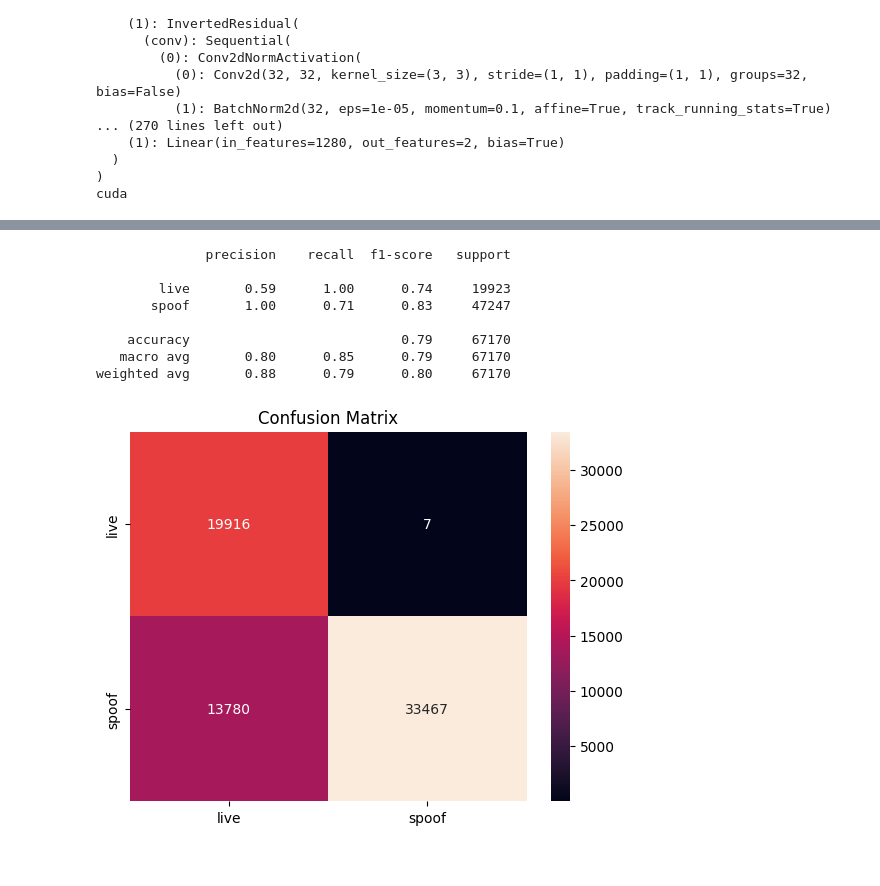
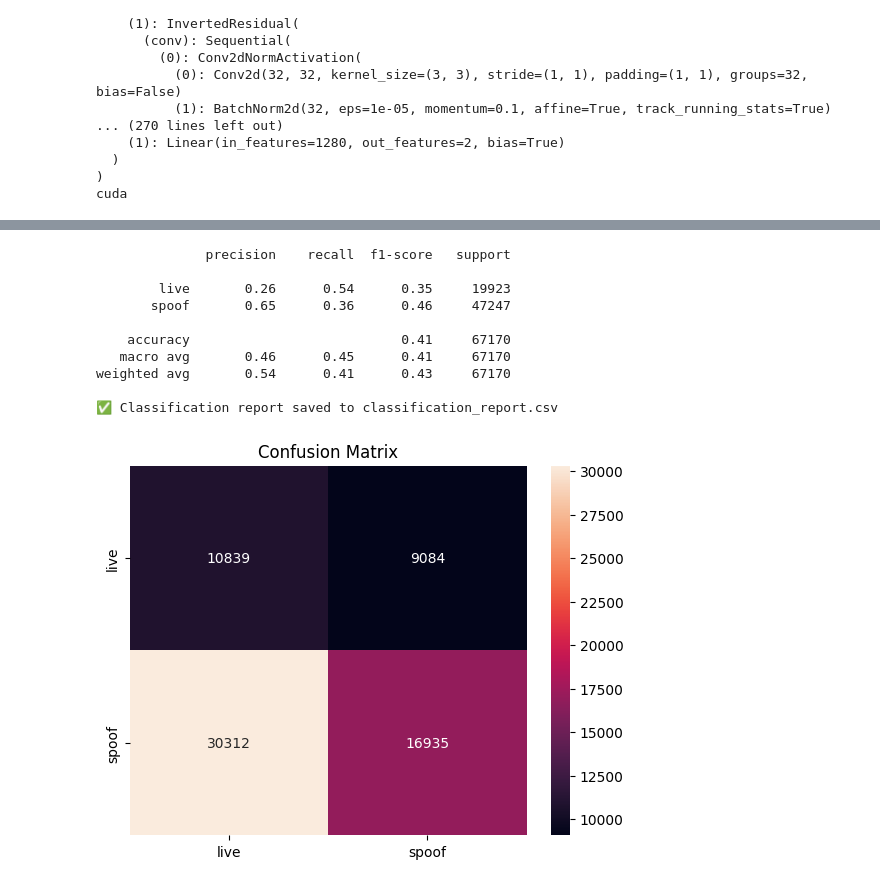
Before and after one commit to Vinaym416/AI-Liveness_models, a Jupyter notebook: face.ipynb, the cells around one changed output, grey strips where cells are left out. Saved outputs shown, nothing was run; the diff lists cells and outputs as text; code cells hidden in the pictures.

```diff
--- a/face.ipynb
+++ b/face.ipynb
@@ -51,6 +51,9 @@ else:
 # 🔹 Define transforms
 transform = transforms.Compose([
     transforms.Resize((224, 224)),
+    transforms.RandomHorizontalFlip(),
+    transforms.RandomRotation(10),
+    transforms.ColorJitter(brightness=0.2, contrast=0.2, saturation=0.2),
     transforms.ToTensor(),
     transforms.Normalize([0.5], [0.5])
 ])
@@ -175,7 +183,7 @@ os.environ["CUDA_LAUNCH_BLOCKING"] = "1"
 from tqdm import tqdm
 from torch.amp import GradScaler, autocast
 
-def train_model(model, criterion, optimizer, train_loader, test_loader, scheduler=None, num_epochs=10, patience=5, checkpoint_path="face_2.pth", resume=False):
+def train_model(model, criterion, optimizer, train_loader, test_loader, scheduler=None, num_epochs=10, patience=5, checkpoint_path="face_4.pth", resume=False):
     device = torch.device("cuda" if torch.cuda.is_available() else "cpu")
     model.to(device)
 
@@ -189,10 +197,15 @@ def train_model(model, criterion, optimizer, train_loader, test_loader, schedule
         checkpoint = torch.load(checkpoint_path)
         model.load_state_dict(checkpoint["model_state"])
         optimizer.load_state_dict(checkpoint["optimizer_state"])
+        if scheduler and checkpoint["scheduler_state"]:
+            scheduler.load_state_dict(checkpoint["scheduler_state"])
         best_acc = checkpoint["best_acc"]
-        print(f"🔄 Resumed from checkpoint with best acc: {best_acc:.4f}")
+        start_epoch = checkpoint["epoch"] + 1
+    else:
+        start_epoch = 0
+    print(f"🔄 Resumed from checkpoint with best acc: {best_acc:.4f}")
 
-    for epoch in range(num_epochs):
+    for epoch in range(start_epoch, num_epochs):
         print(f"\nEpoch {epoch+1}/{num_epochs}")
         print("-" * 30)
 
@@ -260,8 +273,10 @@ def train_model(model, criterion, optimizer, train_loader, test_loader, schedule
             best_acc = val_acc
             patience_counter = 0
             torch.save({
+                "epoch": epoch,
                 "model_state": model.state_dict(),
                 "optimizer_state": optimizer.state_dict(),
+                "scheduler_state": scheduler.state_dict() if scheduler else None,
                 "best_acc": best_acc
             }, checkpoint_path)
             print("✅ Model improved and checkpoint saved.")
@@ -276,6 +291,6 @@ def train_model(model, criterion, optimizer, train_loader, test_loader, schedule
 model, history = train_model(
     model, criterion, optimizer,
     train_loader, test_loader,
-    scheduler, num_epochs=10, patience=5
+    scheduler, num_epochs=20, patience=8
 )
 # %% [output]
@@ -316,31 +385,40 @@ plt.show()
 # %%
+
 from sklearn.metrics import classification_report, confusion_matrix
 import seaborn as sns
 
 y_true, y_pred = [], []
 
 model.eval()
 with torch.no_grad():
     for inputs, labels in test_loader:
         inputs, labels = inputs.to(device), labels.to(device)
         outputs = model(inputs)
         _, preds = torch.max(outputs, 1)
         y_true.extend(labels.cpu().numpy())
         y_pred.extend(preds.cpu().numpy())
 
 print(classification_report(y_true, y_pred, target_names=classes))
 
+save_path = "classification_report.csv"
+with open(save_path, "w") as f:
+    f.write(classification_report(y_true, y_pred, target_names=classes))
+print(f"✅ Classification report saved to {save_path}")
+
+
 cm = confusion_matrix(y_true, y_pred)
 sns.heatmap(cm, annot=True, fmt="d", xticklabels=classes, yticklabels=classes)
 plt.title("Confusion Matrix")
 plt.show()
 # %% [output]
               precision    recall  f1-score   support
 
-        live       0.59      1.00      0.74     19923
-       spoof       1.00      0.71      0.83     47247
+        live       0.26      0.54      0.35     19923
+       spoof       0.65      0.36      0.46     47247
 
-    accuracy                           0.79     67170
-   macro avg       0.80      0.85      0.79     67170
-weighted avg       0.88      0.79      0.80     67170
+    accuracy                           0.41     67170
+   macro avg       0.46      0.45      0.41     67170
+weighted avg       0.54      0.41      0.43     67170
+
+✅ Classification report saved to classification_report.csv
-[figure, old version]
+[figure, new version]
```
Also changed, not shown: parts of 7 cells of this notebook, 9 other files.
